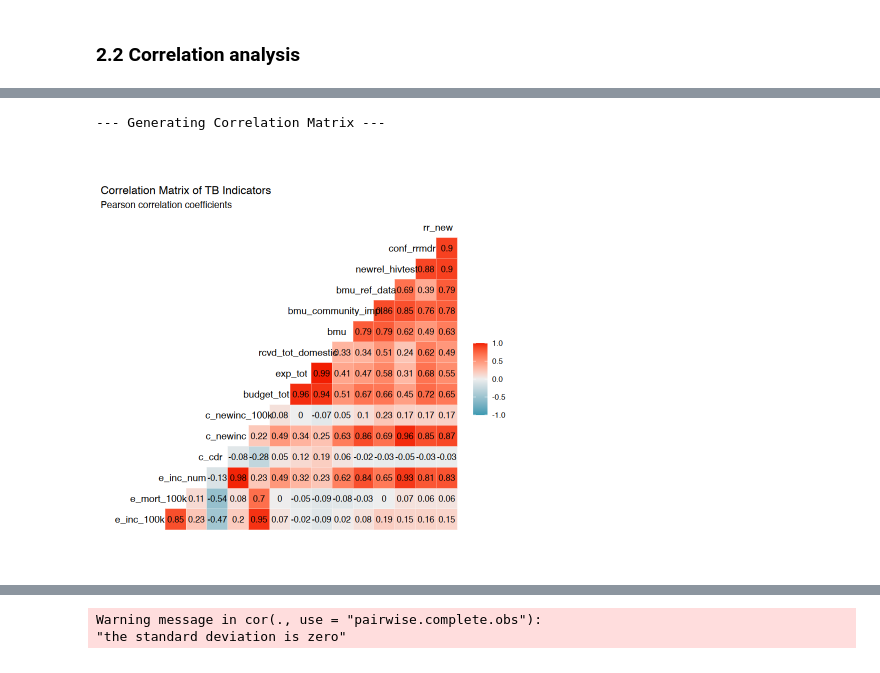
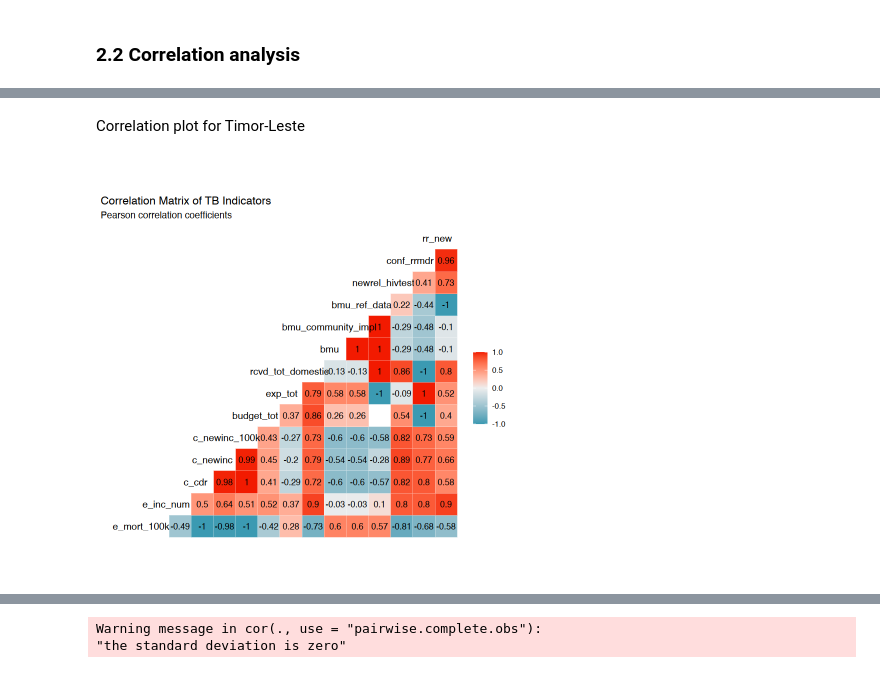
Before and after one commit to ibagur/tb-analysis, a Jupyter notebook: tb_analysis.ipynb, the cells around one changed output, grey strips where cells are left out. Drawn from its saved outputs; the diff is of its cells as text; code cells hidden in the pictures.

```diff
--- a/tb_analysis.ipynb
+++ b/tb_analysis.ipynb
@@ -2268,26 +2444,13 @@ library(GGally)
 
 file_path <- "output/tb_focused_2015_2023_with_descriptions.csv"
 
-tb_clean <- read_csv(
-    file_path,
-    na = "NA", # Treat "NA" strings as true NAs
-    show_col_types = FALSE
-  ) %>%
-  # Remove the first row, which contains the variable descriptions.
-  slice(-1) %>%
-  # --- FIX ADDED HERE ---
-  # Explicitly convert all columns that should be numeric. This is a more
-  # robust approach than relying on read_csv's guessing.
+tb_clean <- tb_focused %>%
+  # Filter for complete cases
+  filter(!is.na(e_inc_100k), !is.na(e_mort_100k), !is.na(g_whoregion), !is.na(year)) %>%
+  # Remove zero incidence to avoid division issues
+  filter(e_inc_100k > 0) %>%
+  mutate(year = as.numeric(year)) %>%
   mutate(
-    across(
-      .cols = c(e_inc_100k, e_mort_100k, e_inc_num, c_cdr, c_newinc,
-                c_newinc_100k, budget_tot, exp_tot, rcvd_tot_domestic,
-                bmu, bmu_community_impl, bmu_ref_data, newrel_hivtest,
-                conf_rrmdr, rr_new),
-      .fns = as.numeric
-    ),
-    # --- END OF EXPLICIT NUMERIC CONVERSION ---
-
     # Now handle the factor conversions as before
     across(c(country, g_whoregion, iso3), as.factor),
     community_data_available = case_when(
@@ -2334,31 +2624,30 @@ $ iso3                     <fct> AFG, AFG, AFG, AFG, AFG, AFG, AFG, AFG, AFG, ~
+# %% [markdown]
+Correlation plot for Timor-Leste
 # %%
-# --- 3. EXPLORATORY DATA ANALYSIS (using the corrected tb_clean) ---
-
-# This part of the script can now run without errors because tb_clean is correct.
-
-# Task 3: Examine Initial Correlations
-cat("--- Generating Correlation Matrix ---\n")
-correlation_plot <- tb_clean %>%
+tb_clean_tl <- tb_clean %>%
+  filter(country == "Timor-Leste") %>%
+  select(-c(e_inc_100k)) %>%
   # select(
-  #   e_inc_100k, e_mort_100k, c_cdr, c_newinc_100k,
+  #   cfr_country, e_mort_100k, c_cdr, c_newinc_100k,
   #   budget_tot, exp_tot, newrel_hivtest, rr_new
   # ) %>%
-  select(where(is.numeric)) %>%
-  select(-c(year)) %>%
+  select(where(is.numeric), -year)
+
+
+correlation_plot <- tb_clean_tl %>%
   ggcorr(
     method = c("pairwise", "pearson"),
     label = TRUE,
     label_size = 3.5,
     label_round = 2,
     hjust = 0.8,
     size = 4,
     layout.exp = 2
   ) +
   labs(
     title = "Correlation Matrix of TB Indicators",
     subtitle = "Pearson correlation coefficients"
   )
 print(correlation_plot)
 # %% [output]
---- Generating Correlation Matrix ---
-[figure, old version]
+[figure, new version]
```
Also changed, not shown: parts of 89 cells of this notebook, 5 other files.
